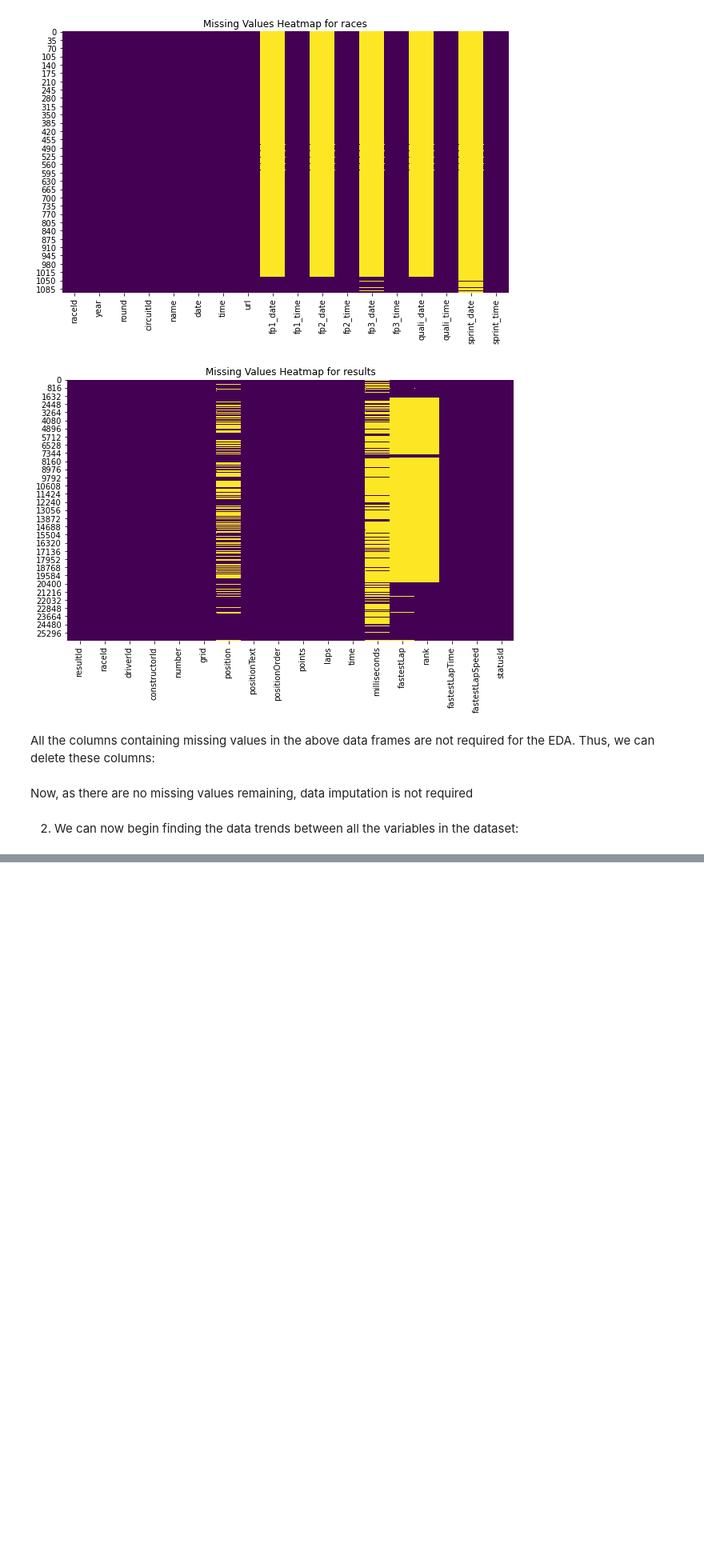
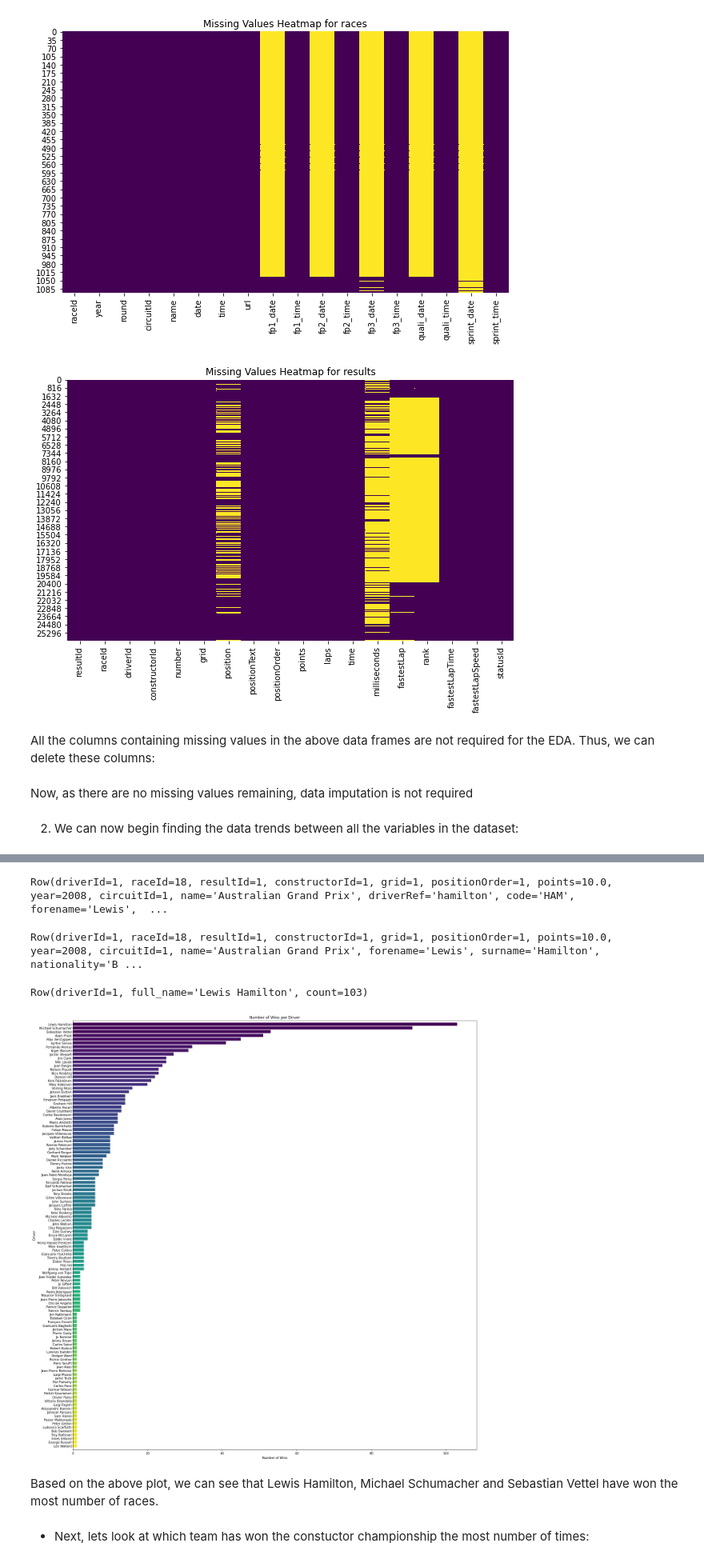
Before and after one commit to Nandini1521/CCproject, a Jupyter notebook: Cloud_project.ipynb, the cells around one changed output, grey strips where cells are left out. Shown: that part at 80% size. Cells and saved outputs as stored; diff of their text form; code cells hidden in the pictures; blank space fills up the shorter version.

Commit message:
Jupyter nb: Updated
Finished first visualization

```diff
--- a/Cloud_project.ipynb
+++ b/Cloud_project.ipynb
@@ -264,0 +287,45 @@ Now, as there are no missing values remaining, data imputation is not required
+# %%
+most_wins= most_wins.join(drivers, "driverId", "inner")
+most_wins.head()
+# %% [output]
+Row(driverId=1, raceId=18, resultId=1, constructorId=1, grid=1, positionOrder=1, points=10.0, year=2008, circuitId=1, name='Australian Grand Prix', driverRef='hamilton', code='HAM', forename='Lewis',  ...
+# %%
+most_wins = most_wins.withColumn("full_name", concat(col("forename"), lit(" "), col("surname")))
+# %%
+most_wins= most_wins.drop("driverRef", "code", "dob", "url")
+most_wins.head()
+# %% [output]
+Row(driverId=1, raceId=18, resultId=1, constructorId=1, grid=1, positionOrder=1, points=10.0, year=2008, circuitId=1, name='Australian Grand Prix', forename='Lewis', surname='Hamilton', nationality='B ...
+# %%
+first_place_results = most_wins.filter(col("positionOrder") == 1)
+driver_win_count = first_place_results.groupBy("driverId", "full_name").count()
+# %%
+driver_win_count.head()
+# %% [output]
+Row(driverId=1, full_name='Lewis Hamilton', count=103)
+# %%
+import numpy as np
+driver_win_count_pd = driver_win_count.toPandas()
+driver_win_count_pd = driver_win_count_pd.sort_values(by="count", ascending=True)
+
+colors = plt.cm.viridis_r(np.linspace(0, 1, len(driver_win_count_pd)))
+
+bar_gap = 0.15
+plt.figure(figsize=(20, 20))
+plt.barh(driver_win_count_pd["full_name"], driver_win_count_pd["count"], align='center', color=colors)
+plt.xlabel("Number of Wins")
+plt.ylabel("Driver")
+plt.title("Number of Wins per Driver")
+
+plt.tick_params(axis='y', pad=bar_gap)
+plt.margins(y=0.005)
+plt.tight_layout()
+
+# Show the horizontal bar plot
+plt.show()
+# %% [output]
+[figure, added]
+# %% [markdown]
+Based on the above plot, we can see that Lewis Hamilton, Michael Schumacher and Sebastian Vettel have won the most number of races.
+# %% [markdown]
+- Next, lets look at which team has won the constuctor championship the most number of times:
```
Also changed, not shown: parts of 8 cells of this notebook.
